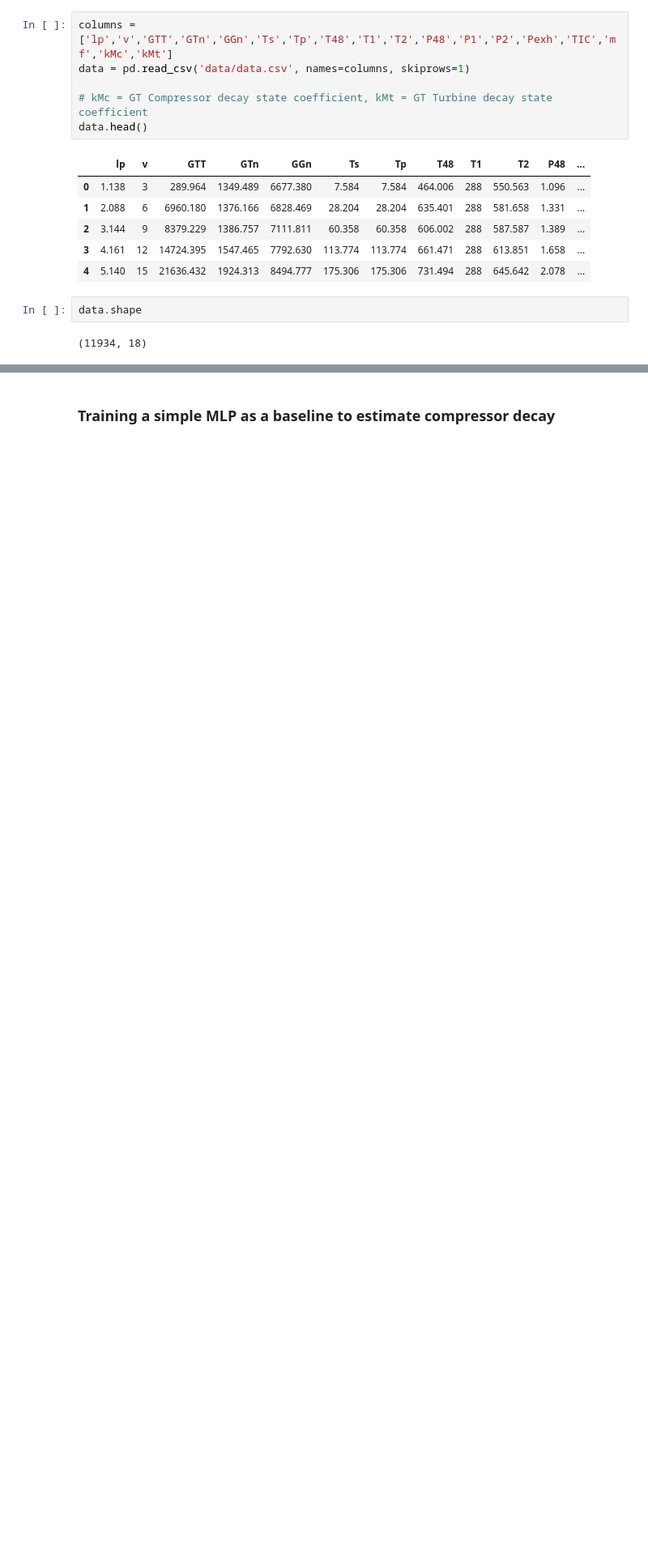
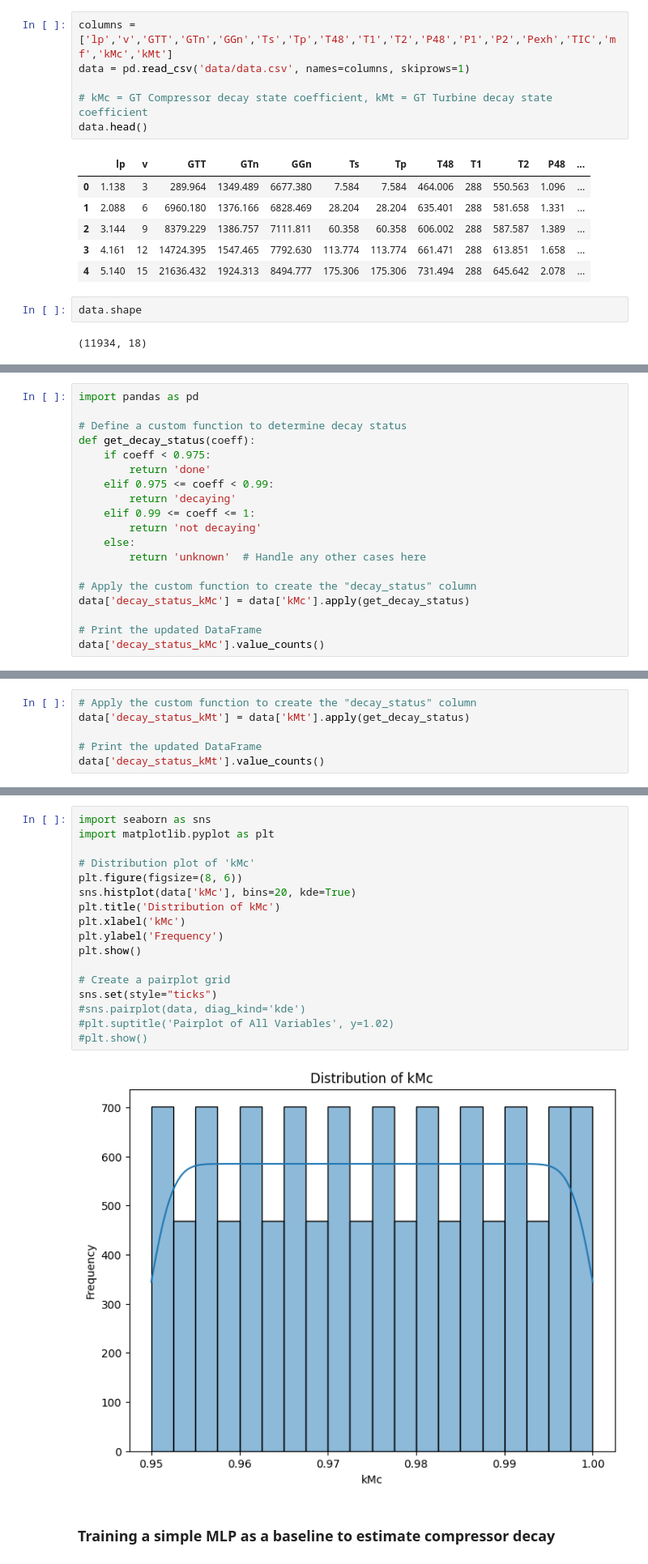
Before and after one commit to lucajanas/dl-predictive-maintenance, a Jupyter notebook: mlp.ipynb, the cells around one changed output, grey strips where cells are left out. Shown: that part at 81% size. Saved outputs shown, nothing was run; the diff lists cells and outputs as text; blank space fills up the shorter version.

```diff
--- a/mlp.ipynb
+++ b/mlp.ipynb
@@ -34,0 +50,19 @@ data.describe().round(3)
+# %%
+import pandas as pd
+
+# Define a custom function to determine decay status
+def get_decay_status(coeff):
+    if coeff < 0.975:
+        return 'done'
+    elif 0.975 <= coeff < 0.99:
+        return 'decaying'
+    elif 0.99 <= coeff <= 1:
+        return 'not decaying'
+    else:
+        return 'unknown'  # Handle any other cases here
+
+# Apply the custom function to create the "decay_status" column
+data['decay_status_kMc'] = data['kMc'].apply(get_decay_status)
+
+# Print the updated DataFrame
+data['decay_status_kMc'].value_counts()
@@ -34,0 +75,6 @@ data.describe().round(3)
+# %%
+# Apply the custom function to create the "decay_status" column
+data['decay_status_kMt'] = data['kMt'].apply(get_decay_status)
+
+# Print the updated DataFrame
+data['decay_status_kMt'].value_counts()
@@ -35,3 +86,22 @@ data.describe().round(3)
+# %%
+import seaborn as sns
+import matplotlib.pyplot as plt
+
+# Distribution plot of 'kMc'
+plt.figure(figsize=(8, 6))
+sns.histplot(data['kMc'], bins=20, kde=True)
+plt.title('Distribution of kMc')
+plt.xlabel('kMc')
+plt.ylabel('Frequency')
+plt.show()
+
+# Create a pairplot grid
+sns.set(style="ticks")
+#sns.pairplot(data, diag_kind='kde')
+#plt.suptitle('Pairplot of All Variables', y=1.02)
+#plt.show()
+# %% [output]
+[figure, added]
 # %% [markdown]
 ### Training a simple MLP as a baseline to estimate compressor decay
 # %%
```
Also changed, not shown: parts of 17 cells of this notebook.
